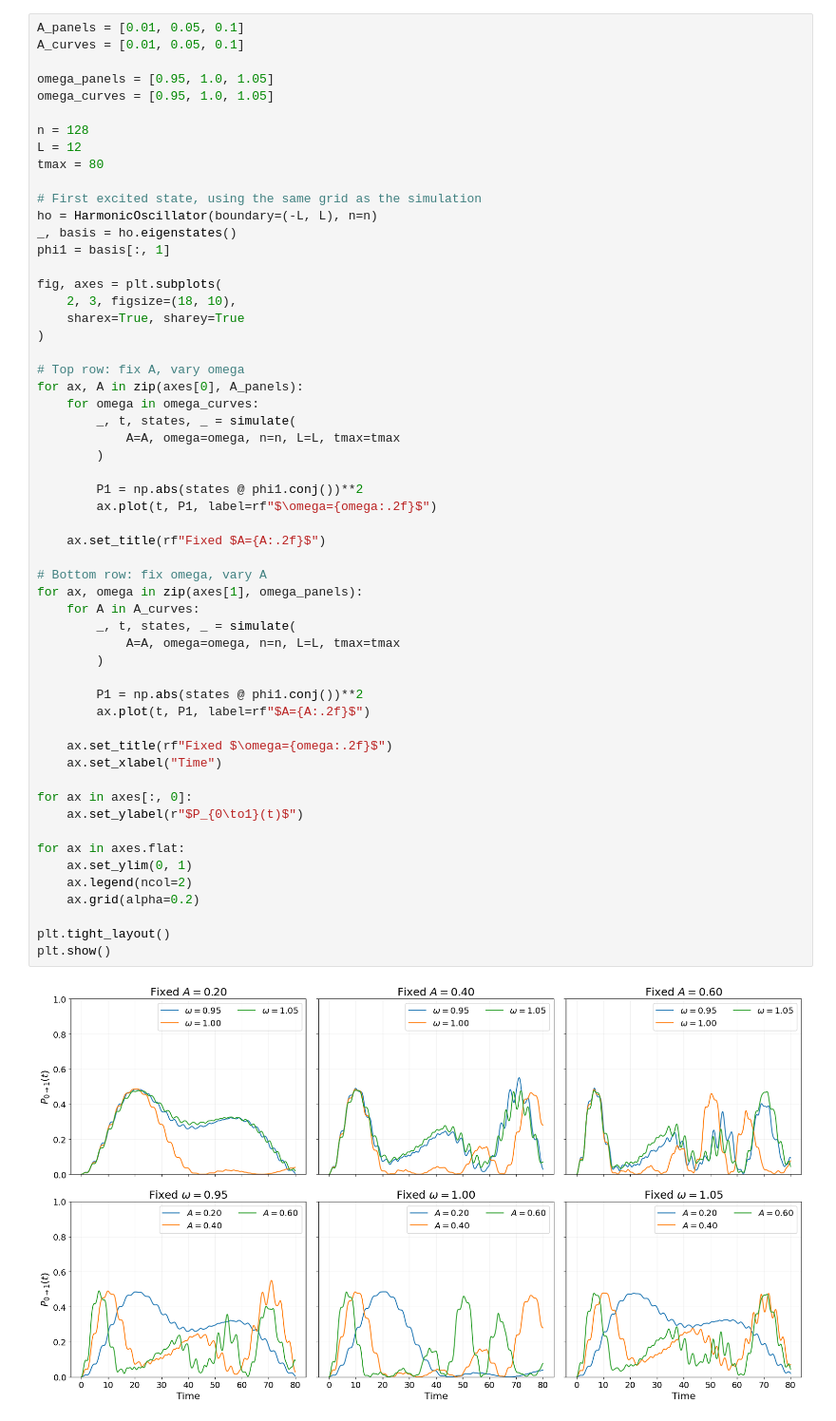
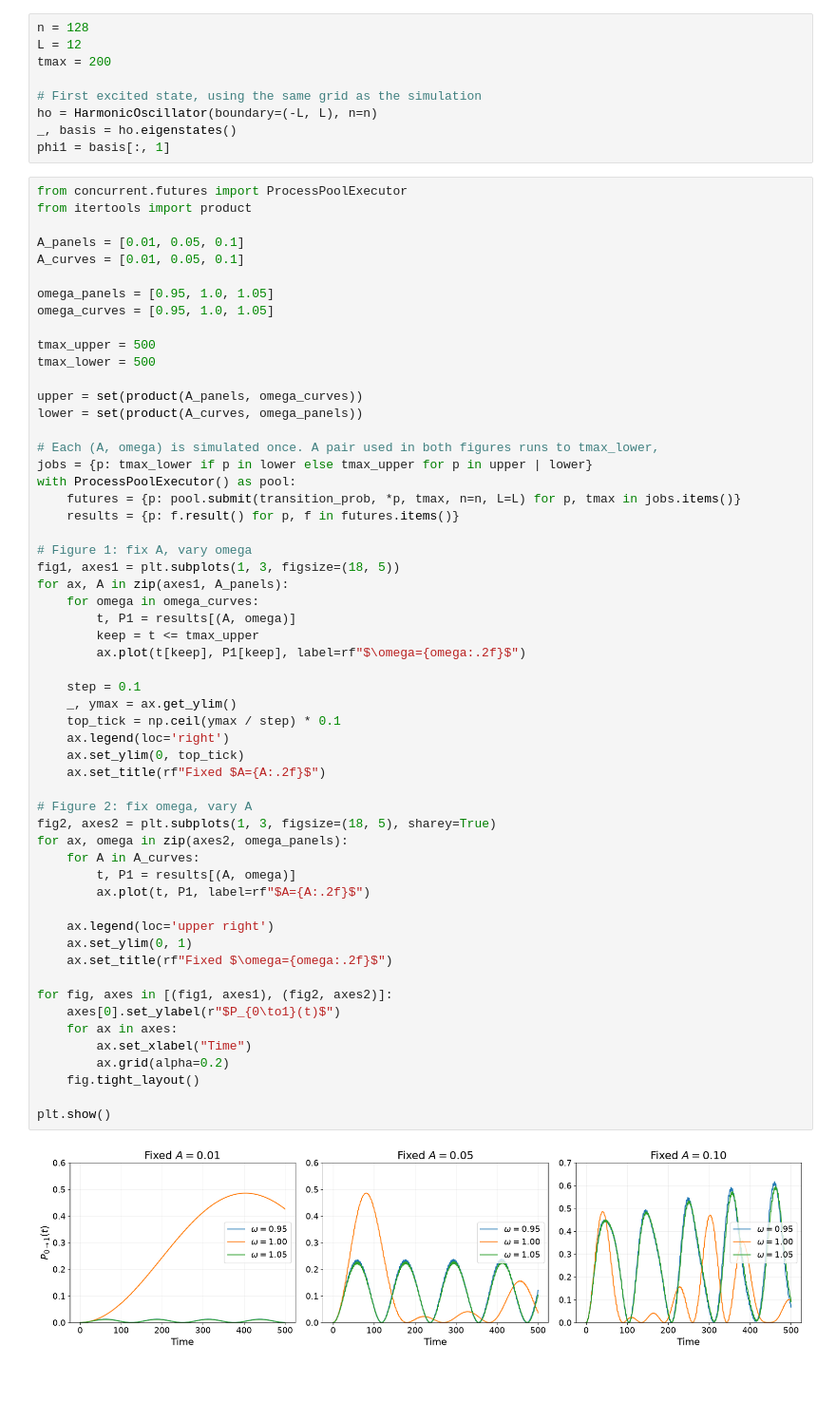
Before and after one commit to TO-PRARAMX/pc4230-project, a Jupyter notebook: example/03_transition_probs.ipynb, the cells around one changed output. Shown at 95% size. Drawn from its saved outputs; the diff is of its cells as text; blank space fills up the shorter version.

Commit message:
feat: add helper functions, split subplots into separate plots, and parallel execution in some of example notebooks

```diff
--- a/example/03_transition_probs.ipynb
+++ b/example/03_transition_probs.ipynb
@@ -55,58 +32,67 @@ def simulate(A=0.8, omega=1.0, dt=0.02, n=128, L=12, tmax=20):
+# %%
+n = 128
+L = 12
+tmax = 200
+
+# First excited state, using the same grid as the simulation
+ho = HarmonicOscillator(boundary=(-L, L), n=n)
+_, basis = ho.eigenstates()
+phi1 = basis[:, 1]
 # %%
+from concurrent.futures import ProcessPoolExecutor
+from itertools import product
+
 A_panels = [0.01, 0.05, 0.1]
 A_curves = [0.01, 0.05, 0.1]
 
 omega_panels = [0.95, 1.0, 1.05]
 omega_curves = [0.95, 1.0, 1.05]
 
-n = 128
-L = 12
-tmax = 80
+tmax_upper = 500
+tmax_lower = 500
 
-# First excited state, using the same grid as the simulation
-ho = HarmonicOscillator(boundary=(-L, L), n=n)
-_, basis = ho.eigenstates()
-phi1 = basis[:, 1]
+upper = set(product(A_panels, omega_curves))
+lower = set(product(A_curves, omega_panels))
 
-fig, axes = plt.subplots(
-    2, 3, figsize=(18, 10),
-    sharex=True, sharey=True
-)
+# Each (A, omega) is simulated once. A pair used in both figures runs to tmax_lower,
+jobs = {p: tmax_lower if p in lower else tmax_upper for p in upper | lower}
+with ProcessPoolExecutor() as pool:
+    futures = {p: pool.submit(transition_prob, *p, tmax, n=n, L=L) for p, tmax in jobs.items()}
+    results = {p: f.result() for p, f in futures.items()}
 
-# Top row: fix A, vary omega
-for ax, A in zip(axes[0], A_panels):
+# Figure 1: fix A, vary omega
+fig1, axes1 = plt.subplots(1, 3, figsize=(18, 5))
+for ax, A in zip(axes1, A_panels):
     for omega in omega_curves:
-        _, t, states, _ = simulate(
-            A=A, omega=omega, n=n, L=L, tmax=tmax
-        )
+        t, P1 = results[(A, omega)]
+        keep = t <= tmax_upper
+        ax.plot(t[keep], P1[keep], label=rf"$\omega={omega:.2f}$")
 
-        P1 = np.abs(states @ phi1.conj())**2
-        ax.plot(t, P1, label=rf"$\omega={omega:.2f}$")
-
+    step = 0.1
+    _, ymax = ax.get_ylim()
+    top_tick = np.ceil(ymax / step) * 0.1
+    ax.legend(loc='right')
+    ax.set_ylim(0, top_tick)
     ax.set_title(rf"Fixed $A={A:.2f}$")
 
-# Bottom row: fix omega, vary A
-for ax, omega in zip(axes[1], omega_panels):
+# Figure 2: fix omega, vary A
+fig2, axes2 = plt.subplots(1, 3, figsize=(18, 5), sharey=True)
+for ax, omega in zip(axes2, omega_panels):
     for A in A_curves:
-        _, t, states, _ = simulate(
-            A=A, omega=omega, n=n, L=L, tmax=tmax
-        )
-
-        P1 = np.abs(states @ phi1.conj())**2
+        t, P1 = results[(A, omega)]
         ax.plot(t, P1, label=rf"$A={A:.2f}$")
 
+    ax.legend(loc='upper right')
+    ax.set_ylim(0, 1)
     ax.set_title(rf"Fixed $\omega={omega:.2f}$")
-    ax.set_xlabel("Time")
 
-for ax in axes[:, 0]:
-    ax.set_ylabel(r"$P_{0\to1}(t)$")
+for fig, axes in [(fig1, axes1), (fig2, axes2)]:
+    axes[0].set_ylabel(r"$P_{0\to1}(t)$")
+    for ax in axes:
+        ax.set_xlabel("Time")
+        ax.grid(alpha=0.2)
+    fig.tight_layout()
 
-for ax in axes.flat:
-    ax.set_ylim(0, 1)
-    ax.legend(ncol=2)
-    ax.grid(alpha=0.2)
-
-plt.tight_layout()
 plt.show()
 # %% [output]
-[figure, old version]
+[figure, new version]
```
Also changed, not shown: parts of 4 cells of this notebook, 4 other files.
